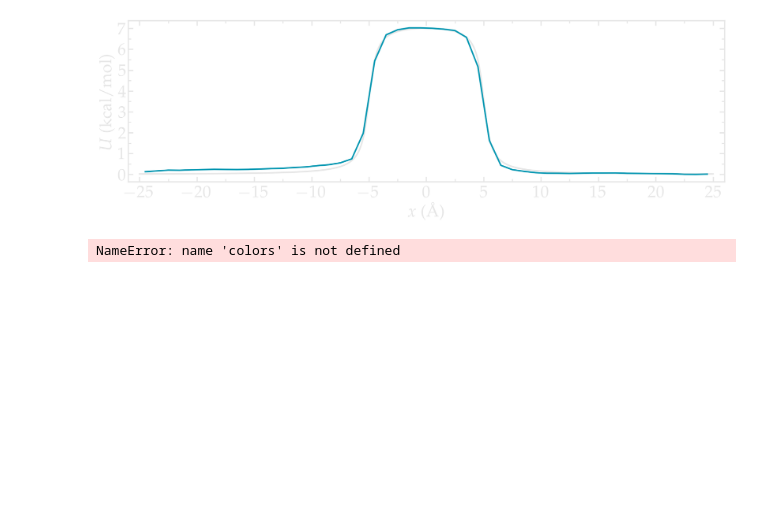
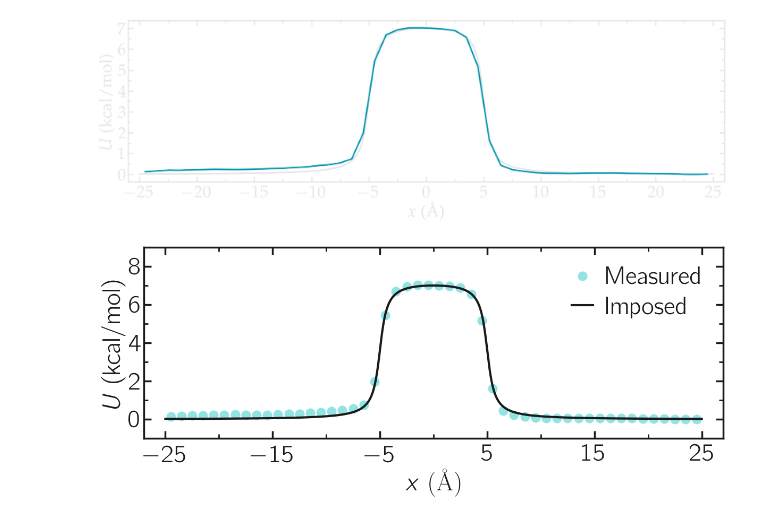
Before and after one commit to lammpstutorials/lammpstutorials.github.io, a Jupyter notebook: docs/sphinx/source/tutorials/figures/level3/free-energy-calculation/freeenergy-pyplot.ipynb, the cells around one changed output. Cells and saved outputs as stored; diff of their text form; code cells hidden in the pictures; blank space fills up the shorter version.

```diff
--- a/docs/sphinx/source/tutorials/figures/level3/free-energy-calculation/freeenergy-pyplot.ipynb
+++ b/docs/sphinx/source/tutorials/figures/level3/free-energy-calculation/freeenergy-pyplot.ipynb
@@ -51,16 +51,16 @@ for mode, mygray in zip(['light', 'dark'], [colors["mylightgray"], colors["mydar
 # %%
 filename = "freeenergy-article"
 mode = 'light'
 mygray = colors["mylightgray"]
 fig = prepare_figure(mode, transparency = False, desired_figsize=(12,5), serif=False)
 ax, n, l_tot, c_tot = [], 0, 1, 1
 n += 1
 ax.append(plt.subplot(l_tot, c_tot, n))
-ax[-1].plot(xmd, PMF, 'o', color=colors["neoncyan"], markersize=12, linewidth=3, label=r"\textrm{Measured}")
-ax[-1].plot(x, U, color=colors["mylightgray"], linewidth=3, label=r"\textrm{Imposed}")
-complete_panel(ax[-1], r'$x ~ \textrm{(Å)}$', r'$U ~ \textrm{(kcal/mol)}$',
+ax[-1].plot(xmd, PMF, 'o', color=colors["unisoncyan"], markersize=12, linewidth=3, label=r"$\mathrm{Measured}$")
+ax[-1].plot(x, U, color=colors["mylightgray"], linewidth=3, label=r"$\mathrm{Imposed}$")
+complete_panel(ax[-1], r'$x ~ \textrm{(\AA{})}$', r'$U ~ \mathrm{(kcal/mol)}$',
             legend=True, axis_color=mygray, xpad=8)
 set_boundaries(plt, x_ticks=np.arange(-25, 30, 10), x_boundaries=(-27, 27), y_ticks=np.arange(0, 9, 2),  y_boundaries=(-1, 9))
 save_figure(plt, fig, mode, git_path, path_figures, filename)
 # %% [output]
-NameError: name 'colors' is not defined
+[figure, added]
```
Also changed, not shown: parts of 1 cell of this notebook, 16 other files.
